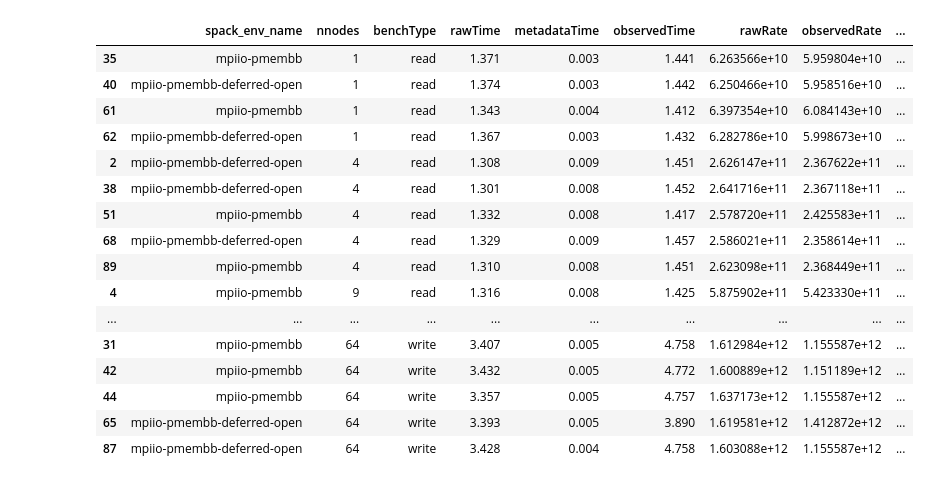
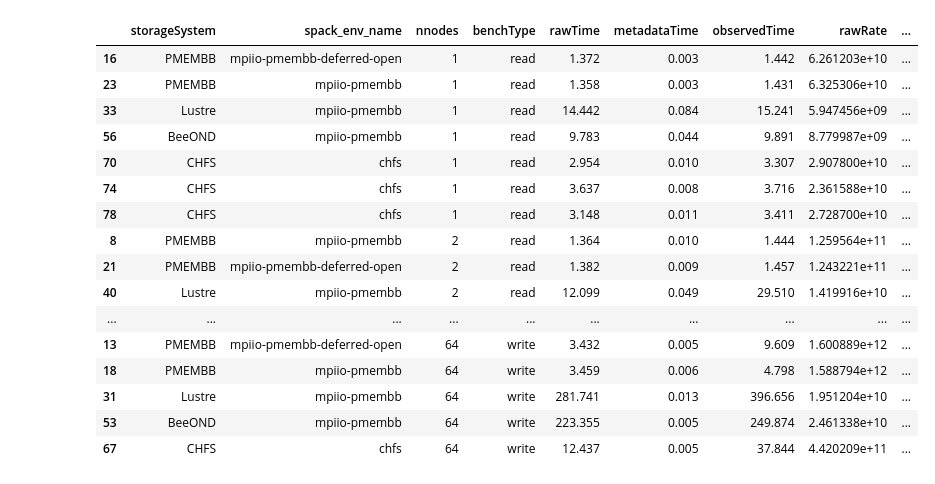
Before and after one commit to tsukuba-hpcs/mpiio-pmembb, a Jupyter notebook: src/h5bench/h5bench.ipynb, the cells around one changed output. Drawn from its saved outputs; the diff is of its cells as text; code cells hidden in the pictures.

```diff
--- a/src/h5bench/h5bench.ipynb
+++ b/src/h5bench/h5bench.ipynb
@@ -124,9 +124,16 @@ default_metadata={
 }
 
 job_group = (
-    ("h5bench-pmembb/2024.02.05-17.22.58-default", {}),
-    ("h5bench-pmembb/2024.02.05-17.24.08-default", {}),
-    ("h5bench-pmembb/2024.02.05-17.24.55-default", {}),
+    # 2024-HPC-193
+    # ("h5bench-pmembb/2024.02.05-17.22.58-default", {}),
+    # ("h5bench-pmembb/2024.02.05-17.24.08-default", {}),
+    # ("h5bench-pmembb/2024.02.05-17.24.55-default", {}),
+    ("h5bench-pmembb/2024.02.19-16.50.47-default", {"storageSystem": "PMEMBB",}),
+    ("h5bench-pmembb/2024.02.21-09.38.12-32node",  {"storageSystem": "PMEMBB",}),
+    ("h5bench-lustre/2024.02.19-17.34.15-default", {}),
+    ("h5bench-beeond/2024.02.19-16.51.33-default", {}),
+    ("h5bench-chfs/2024.02.23-00.34.19-default", {}),
+    ("h5bench-chfs/2024.02.23-00.34.01-default", {}),
 )
 
 def job_dirs(job_group_dir: str):
@@ -206,15 +213,15 @@ df_src_rw = (
     #     'phaseDurationsSec',
     # ])
 )
-df_src_meta = (
-    pd.DataFrame(src_meta)
-    .assign(readMB=lambda x: x["readRateMin [mib/s]"] * 2**20 / 1000**2)
-    .assign(writeMB=lambda x: x["writeRateMin [mib/s]"] * 2**20 / 1000**2)
-    # .drop(columns=[
-    #     'phaseDurationsSec',
-    # ])
-    # .assign(bwGB=lambda x: x['writeBandwidthByte'] / 1000**3)
-)
+# df_src_meta = (
+#     pd.DataFrame(src_meta)
+#     .assign(readMB=lambda x: x["readRateMin [mib/s]"] * 2**20 / 1000**2)
+#     .assign(writeMB=lambda x: x["writeRateMin [mib/s]"] * 2**20 / 1000**2)
+#     # .drop(columns=[
+#     #     'phaseDurationsSec',
+#     # ])
+#     # .assign(bwGB=lambda x: x['writeBandwidthByte'] / 1000**3)
+# )
 
 df_src_rw.head()
 # df_src_meta.head()
@@ -275,47 +248,48 @@ df = df_src_meta
 # %%
 df = df_src_rw
 
 pd.set_option('display.max_rows', None)
 pd.set_option('display.max_columns', None)
 
 # display(df.columns.to_list())
 
 (
     df[[
+        "storageSystem",
         "spack_env_name",
         "nnodes",
         "benchType",
         "rawTime",
         "metadataTime",
         "observedTime",
         "rawRate",
         "observedRate",
         "bwGB",
         # "segmentCount",
         # "blockSize",
         # "bwGB",
     ]]
     .sort_values(["benchType", "nnodes"])
     # .head()
 )
 # %% [output]
-|  | spack_env_name | nnodes | benchType | rawTime | metadataTime | observedTime | rawRate | observedRate | ... |
-| 35 | mpiio-pmembb | 1 | read | 1.371 | 0.003 | 1.441 | 6.263566e+10 | 5.959804e+10 | ... |
-| 40 | mpiio-pmembb-deferred-open | 1 | read | 1.374 | 0.003 | 1.442 | 6.250466e+10 | 5.958516e+10 | ... |
-| 61 | mpiio-pmembb | 1 | read | 1.343 | 0.004 | 1.412 | 6.397354e+10 | 6.084143e+10 | ... |
-| 62 | mpiio-pmembb-deferred-open | 1 | read | 1.367 | 0.003 | 1.432 | 6.282786e+10 | 5.998673e+10 | ... |
-| 2 | mpiio-pmembb-deferred-open | 4 | read | 1.308 | 0.009 | 1.451 | 2.626147e+11 | 2.367622e+11 | ... |
-| 38 | mpiio-pmembb-deferred-open | 4 | read | 1.301 | 0.008 | 1.452 | 2.641716e+11 | 2.367118e+11 | ... |
-| 51 | mpiio-pmembb | 4 | read | 1.332 | 0.008 | 1.417 | 2.578720e+11 | 2.425583e+11 | ... |
-| 68 | mpiio-pmembb-deferred-open | 4 | read | 1.329 | 0.009 | 1.457 | 2.586021e+11 | 2.358614e+11 | ... |
-| 89 | mpiio-pmembb | 4 | read | 1.310 | 0.008 | 1.451 | 2.623098e+11 | 2.368449e+11 | ... |
-| 4 | mpiio-pmembb | 9 | read | 1.316 | 0.008 | 1.425 | 5.875902e+11 | 5.423330e+11 | ... |
+|  | storageSystem | spack_env_name | nnodes | benchType | rawTime | metadataTime | observedTime | rawRate | ... |
+| 16 | PMEMBB | mpiio-pmembb-deferred-open | 1 | read | 1.372 | 0.003 | 1.442 | 6.261203e+10 | ... |
+| 23 | PMEMBB | mpiio-pmembb | 1 | read | 1.358 | 0.003 | 1.431 | 6.325306e+10 | ... |
+| 33 | Lustre | mpiio-pmembb | 1 | read | 14.442 | 0.084 | 15.241 | 5.947456e+09 | ... |
+| 56 | BeeOND | mpiio-pmembb | 1 | read | 9.783 | 0.044 | 9.891 | 8.779987e+09 | ... |
+| 70 | CHFS | chfs | 1 | read | 2.954 | 0.010 | 3.307 | 2.907800e+10 | ... |
+| 74 | CHFS | chfs | 1 | read | 3.637 | 0.008 | 3.716 | 2.361588e+10 | ... |
+| 78 | CHFS | chfs | 1 | read | 3.148 | 0.011 | 3.411 | 2.728700e+10 | ... |
+| 8 | PMEMBB | mpiio-pmembb | 2 | read | 1.364 | 0.010 | 1.444 | 1.259564e+11 | ... |
+| 21 | PMEMBB | mpiio-pmembb-deferred-open | 2 | read | 1.382 | 0.009 | 1.457 | 1.243221e+11 | ... |
+| 40 | Lustre | mpiio-pmembb | 2 | read | 12.099 | 0.049 | 29.510 | 1.419916e+10 | ... |
 | ... | ... | ... | ... | ... | ... | ... | ... | ... | ... |
-| 31 | mpiio-pmembb | 64 | write | 3.407 | 0.005 | 4.758 | 1.612984e+12 | 1.155587e+12 | ... |
-| 42 | mpiio-pmembb | 64 | write | 3.432 | 0.005 | 4.772 | 1.600889e+12 | 1.151189e+12 | ... |
-| 44 | mpiio-pmembb | 64 | write | 3.357 | 0.005 | 4.757 | 1.637173e+12 | 1.155587e+12 | ... |
-| 65 | mpiio-pmembb-deferred-open | 64 | write | 3.393 | 0.005 | 3.890 | 1.619581e+12 | 1.412872e+12 | ... |
-| 87 | mpiio-pmembb-deferred-open | 64 | write | 3.428 | 0.004 | 4.758 | 1.603088e+12 | 1.155587e+12 | ... |
+| 13 | PMEMBB | mpiio-pmembb-deferred-open | 64 | write | 3.432 | 0.005 | 9.609 | 1.600889e+12 | ... |
+| 18 | PMEMBB | mpiio-pmembb | 64 | write | 3.459 | 0.006 | 4.798 | 1.588794e+12 | ... |
+| 31 | Lustre | mpiio-pmembb | 64 | write | 281.741 | 0.013 | 396.656 | 1.951204e+10 | ... |
+| 53 | BeeOND | mpiio-pmembb | 64 | write | 223.355 | 0.005 | 249.874 | 2.461338e+10 | ... |
+| 67 | CHFS | chfs | 64 | write | 12.437 | 0.005 | 37.844 | 4.420209e+11 | ... |
 # %%
 df = df_src_rw
 same_setting_columns = [
```
Also changed, not shown: parts of 6 cells of this notebook, 7 other files.
